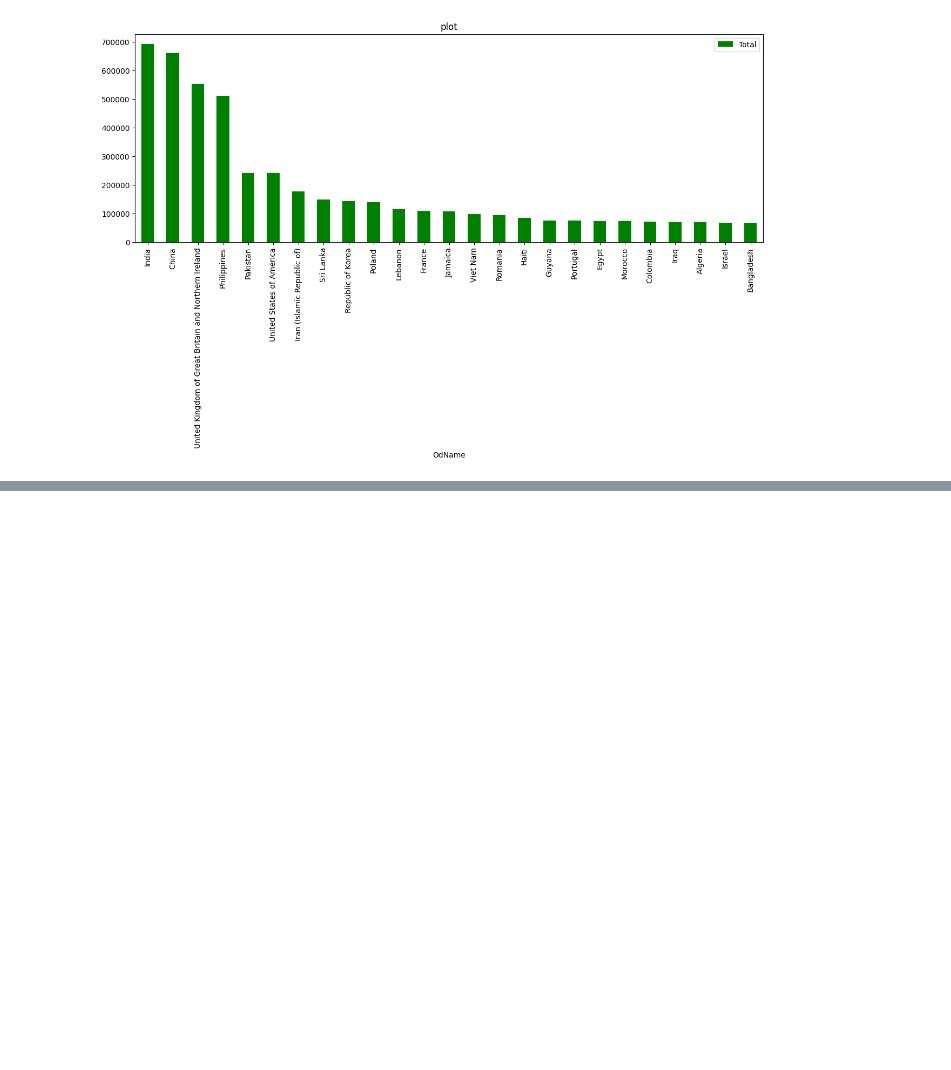
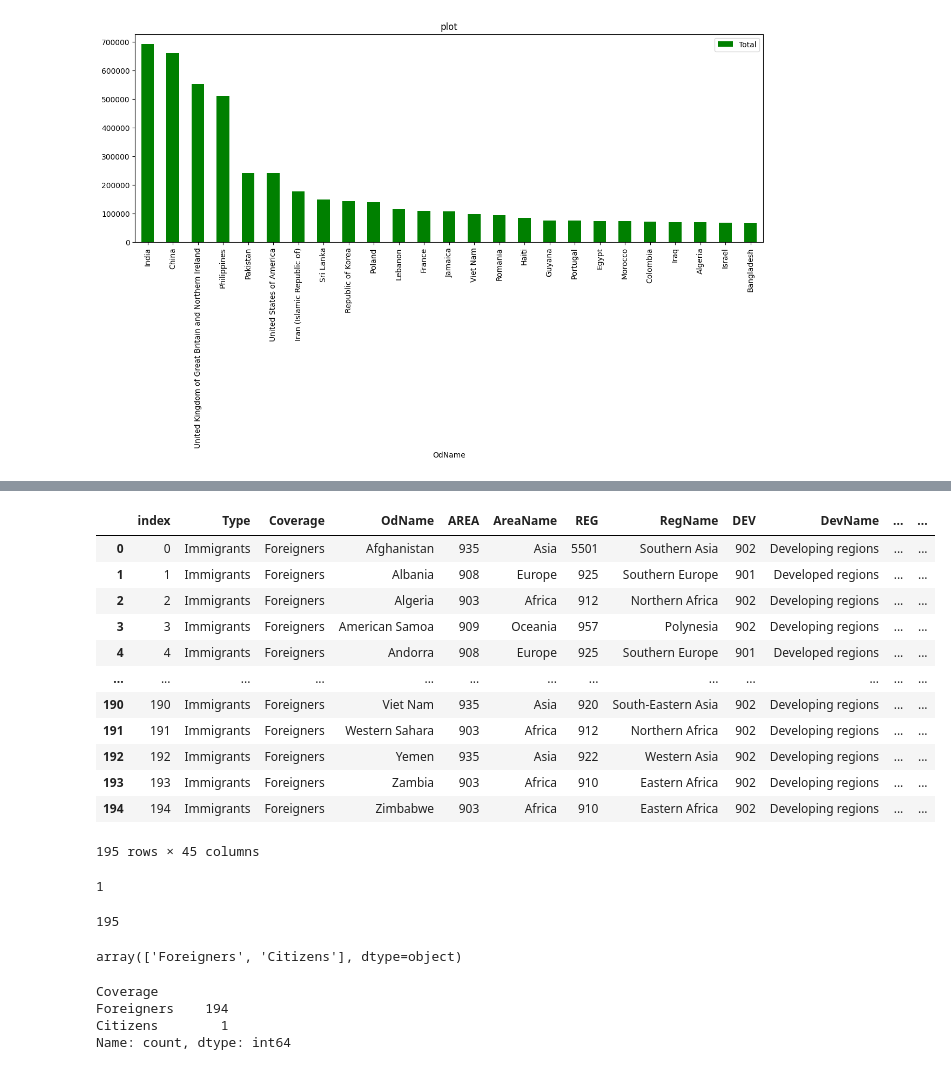
Before and after one commit to mahaksinghal/python-data-science, a Jupyter notebook: pandas basis/analysis.ipynb, the cells around one changed output, grey strips where cells are left out. Cells and saved outputs as stored; diff of their text form; code cells hidden in the pictures; blank space fills up the shorter version.

```diff
--- a/pandas basis/analysis.ipynb
+++ b/pandas basis/analysis.ipynb
@@ -518,0 +609,16 @@ df[['OdName', 'Total']].head(25).plot(
+# %%
+df.reset_index()
+# %% [output]
+|  | index | Type | Coverage | OdName | AREA | AreaName | REG | RegName | DEV | DevName | ... | ... |
+| 0 | 0 | Immigrants | Foreigners | Afghanistan | 935 | Asia | 5501 | Southern Asia | 902 | Developing regions | ... | ... |
+| 1 | 1 | Immigrants | Foreigners | Albania | 908 | Europe | 925 | Southern Europe | 901 | Developed regions | ... | ... |
+| 2 | 2 | Immigrants | Foreigners | Algeria | 903 | Africa | 912 | Northern Africa | 902 | Developing regions | ... | ... |
+| 3 | 3 | Immigrants | Foreigners | American Samoa | 909 | Oceania | 957 | Polynesia | 902 | Developing regions | ... | ... |
+| 4 | 4 | Immigrants | Foreigners | Andorra | 908 | Europe | 925 | Southern Europe | 901 | Developed regions | ... | ... |
+| ... | ... | ... | ... | ... | ... | ... | ... | ... | ... | ... | ... | ... |
+| 190 | 190 | Immigrants | Foreigners | Viet Nam | 935 | Asia | 920 | South-Eastern Asia | 902 | Developing regions | ... | ... |
+| 191 | 191 | Immigrants | Foreigners | Western Sahara | 903 | Africa | 912 | Northern Africa | 902 | Developing regions | ... | ... |
+| 192 | 192 | Immigrants | Foreigners | Yemen | 935 | Asia | 922 | Western Asia | 902 | Developing regions | ... | ... |
+| 193 | 193 | Immigrants | Foreigners | Zambia | 903 | Africa | 910 | Eastern Africa | 902 | Developing regions | ... | ... |
+| 194 | 194 | Immigrants | Foreigners | Zimbabwe | 903 | Africa | 910 | Eastern Africa | 902 | Developing regions | ... | ... |
+195 rows × 45 columns
@@ -518,0 +627,19 @@ df[['OdName', 'Total']].head(25).plot(
+# %%
+df['Type'].nunique()
+# %% [output]
+1
+# %%
+df['OdName'].nunique()
+# %% [output]
+195
+# %%
+df['Coverage'].unique()
+# %% [output]
+array(['Foreigners', 'Citizens'], dtype=object)
+# %%
+df['Coverage'].value_counts()
+# %% [output]
+Coverage
+Foreigners    194
+Citizens        1
+Name: count, dtype: int64
```
Also changed, not shown: parts of 16 cells of this notebook.
